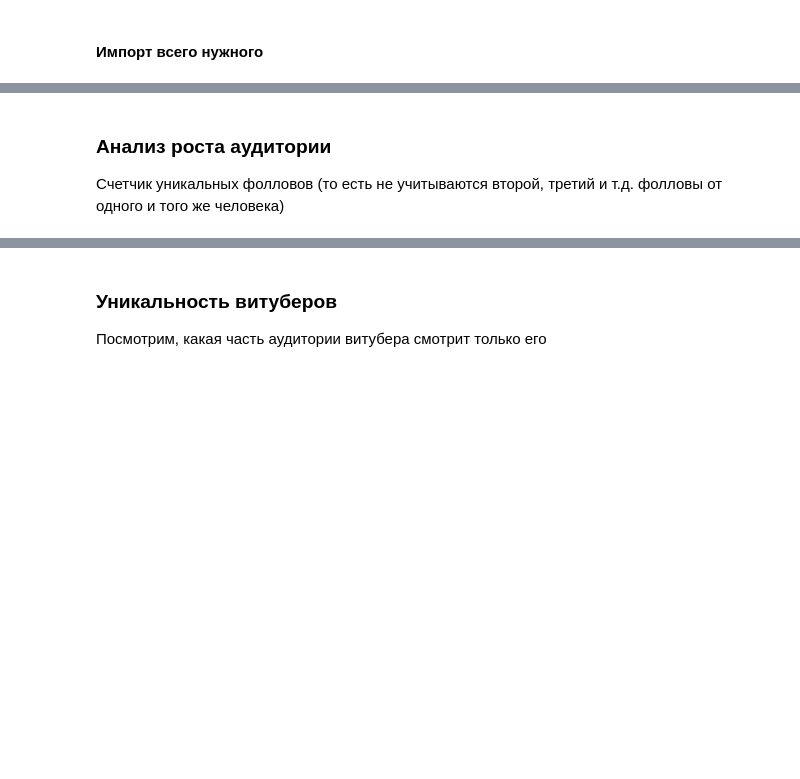
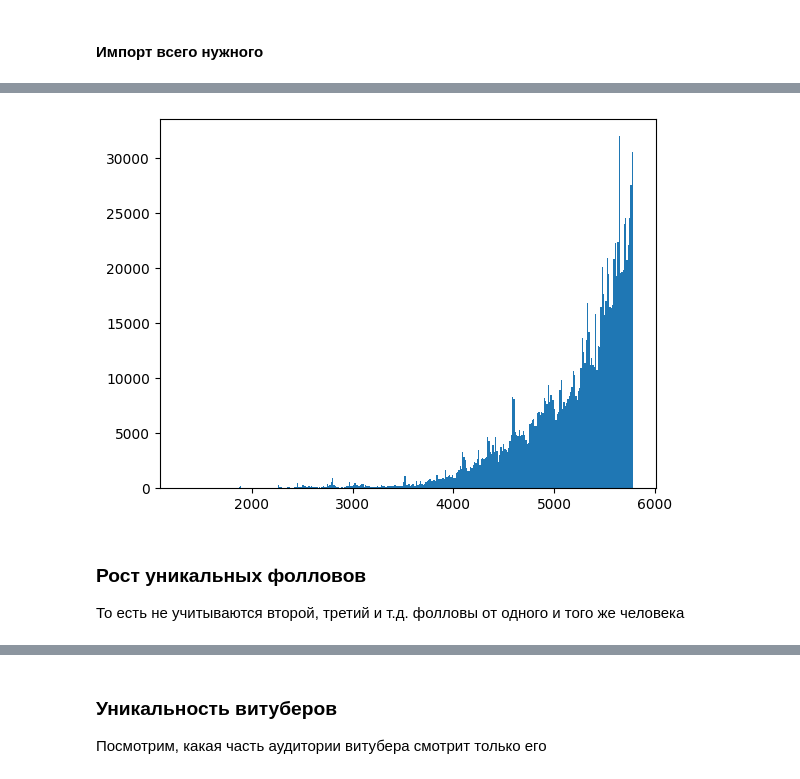
Before and after one commit to voidleko/TwitchGraphQLScripts, a Jupyter notebook: analyse/vtube_analytics.ipynb, the cells around one changed output, grey strips where cells are left out. Cells and saved outputs as stored; diff of their text form; code cells hidden in the pictures; blank space fills up the shorter version.

```diff
--- a/analyse/vtube_analytics.ipynb
+++ b/analyse/vtube_analytics.ipynb
@@ -193,32 +214 @@ plt.show()
-# %%
-sunce_date = datetime.fromisoformat("2010-01-01 00:00:00.000000+00:00")
-auditory_data = []
-for vtuber in VTUBERS:
-    followers = data[vtuber]
-    for follower in followers:
-        auditory_data.append(follower)
-
-auditory_data = list(map(lambda viewer: viewer.followed_at, auditory_data))
-auditory_data = list(map(lambda follow_date: follow_date - sunce_date, auditory_data))
-auditory_data = list(map(lambda follow_timedelta: follow_timedelta.days, auditory_data))
-auditory_data = np.array(auditory_data)
-
-plt.hist(auditory_data, bins="auto", log=False, cumulative=False, range=(4580, 4610))
-plt.show()
-# %%
-sunce_date = datetime.fromisoformat("2010-01-01 00:00:00.000000+00:00")
-auditory_data = []
-for vtuber in VTUBERS:
-    followers = data[vtuber]
-    for follower in followers:
-        auditory_data.append((vtuber, follower))
-
-auditory_data = list(filter(lambda viewer: (viewer[1].followed_at - sunce_date).days in range(4580, 4610), auditory_data))
-counters = {}
-for dt in auditory_data:
-    counters[dt[0]] = counters.get(dt[0], 0) + 1
-print(auditory_data[100][1].followed_at)
-
-for (k, v) in sorted(counters.items(), key=lambda el: el[1], reverse=True)[:10]:
-    print(k, v)
 # %% [markdown]
@@ -226,27 +216,29 @@ for (k, v) in sorted(counters.items(), key=lambda el: el[1], reverse=True)[:10]:
 # %%
-IGNORED_VTUBERS = ['xkamysh', 'qchaan_9', 'rera_seal']
+IGNORED_VTUBERS = ['xkamysh', 'qchaan_9', 'rera_seal', "trixie_vox", "lerritay"]
 
 sunce_date = datetime.fromisoformat("2010-01-01 00:00:00.000000+00:00")
 auditory_data = []
-for vtuber in VTUBERS:
+for vtuber in data.vtuber_names:
     if vtuber in IGNORED_VTUBERS:
         continue
 
-    followers = data[vtuber]
+    followers = data.vtuber_followers[vtuber]
     for follower in followers:
         auditory_data.append(follower)
 
 auditory_data = list(map(lambda viewer: viewer.followed_at, auditory_data))
 auditory_data = list(map(lambda follow_date: follow_date - sunce_date, auditory_data))
 auditory_data = list(map(lambda follow_timedelta: follow_timedelta.days, auditory_data))
 auditory_data = np.array(auditory_data)
 
 plt.hist(auditory_data, bins="auto", log=False, cumulative=False)
 plt.show()
+# %% [output]
+[figure, added]
 # %% [markdown]
-### Анализ роста аудитории
+### Рост уникальных фолловов
 
-Счетчик уникальных фолловов (то есть не учитываются второй, третий и т.д. фолловы от одного и того же человека)
+То есть не учитываются второй, третий и т.д. фолловы от одного и того же человека
 # %%
 sunce_date = datetime.fromisoformat("2010-01-01 00:00:00.000000+00:00")
 auditory_data = {}
```
Also changed, not shown: parts of 51 cells of this notebook, 3 other files.
